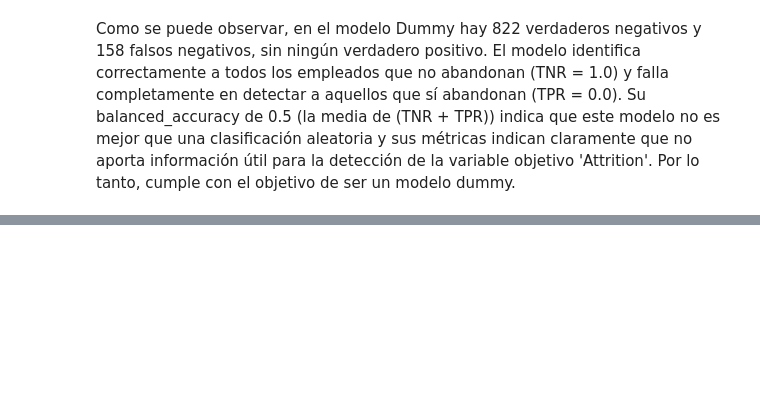
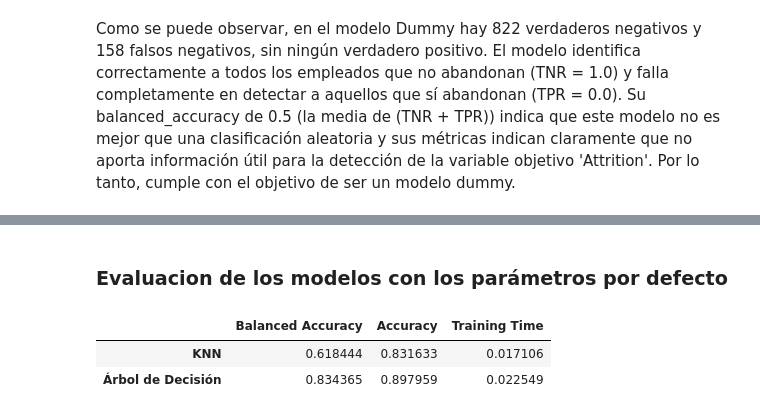
Before and after one commit to 100475757/ML_P1, a Jupyter notebook: notebook1.ipynb, the cells around one changed output, grey strips where cells are left out. Saved outputs shown, nothing was run; the diff lists cells and outputs as text; code cells hidden in the pictures; blank space fills up the shorter version.

```diff
--- a/notebook1.ipynb
+++ b/notebook1.ipynb
@@ -407,0 +410,55 @@ plt.show()
+# %% [markdown]
+### Evaluacion de los modelos con los parámetros por defecto
+# %%
+# KNN con hiperparámetros por omisión
+
+pipeline_knn = Pipeline([
+    ('imputer', SimpleImputer(strategy='mean')),
+    ('scaler', MinMaxScaler()),
+    ('knn', KNeighborsClassifier())  # hiperparámetros por defecto
+])
+
+start_knn = time.time()
+pipeline_knn.fit(X_train, y_train)
+end_knn = time.time()
+
+# Predecir los valores del test
+y_pred_knn = pipeline_knn.predict(X_test)
+
+# Métricas
+bal_acc_knn = balanced_accuracy_score(y_test, y_pred_knn)
+acc_knn = accuracy_score(y_test, y_pred_knn)
+
+# Árbol de decisión con hiperparámetros por omisión
+
+pipeline_tree = Pipeline([
+    ('imputer', SimpleImputer(strategy='mean')),  # solo imputación, sin escalado
+    ('tree', DecisionTreeClassifier(random_state=SEED))  # por defecto
+])
+
+start_tree = time.time()
+pipeline_tree.fit(X_train, y_train)
+end_tree = time.time()
+
+y_pred_tree = pipeline_tree.predict(X_test)
+
+# Métricas
+bal_acc_tree = balanced_accuracy_score(y_test, y_pred_tree)
+acc_tree = accuracy_score(y_test, y_pred_tree)
+
+# Tiempos
+knn_time = end_knn - start_knn
+tree_time = end_tree - start_tree
+
+# Crear un DataFrame con los resultados
+results = pd.DataFrame({
+    "Balanced Accuracy": [bal_acc_knn, bal_acc_tree],
+    "Accuracy": [acc_knn, acc_tree],
+    "Training Time": [knn_time, tree_time]
+}, index=["KNN", "Árbol de Decisión"])
+
+display(results)
+# %% [output]
+|  | Balanced Accuracy | Accuracy | Training Time |
+| KNN | 0.618444 | 0.831633 | 0.017106 |
+| Árbol de Decisión | 0.834365 | 0.897959 | 0.022549 |
```
Also changed, not shown: parts of 13 cells of this notebook.
